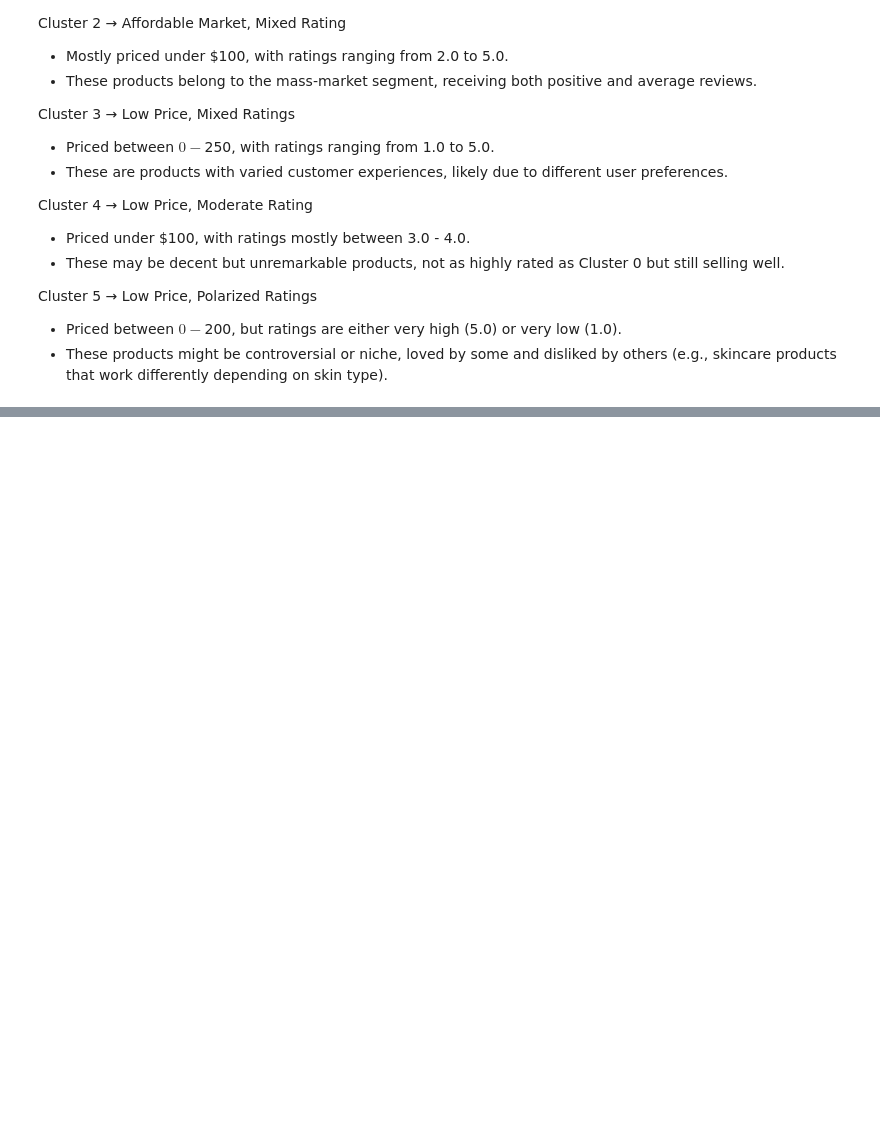
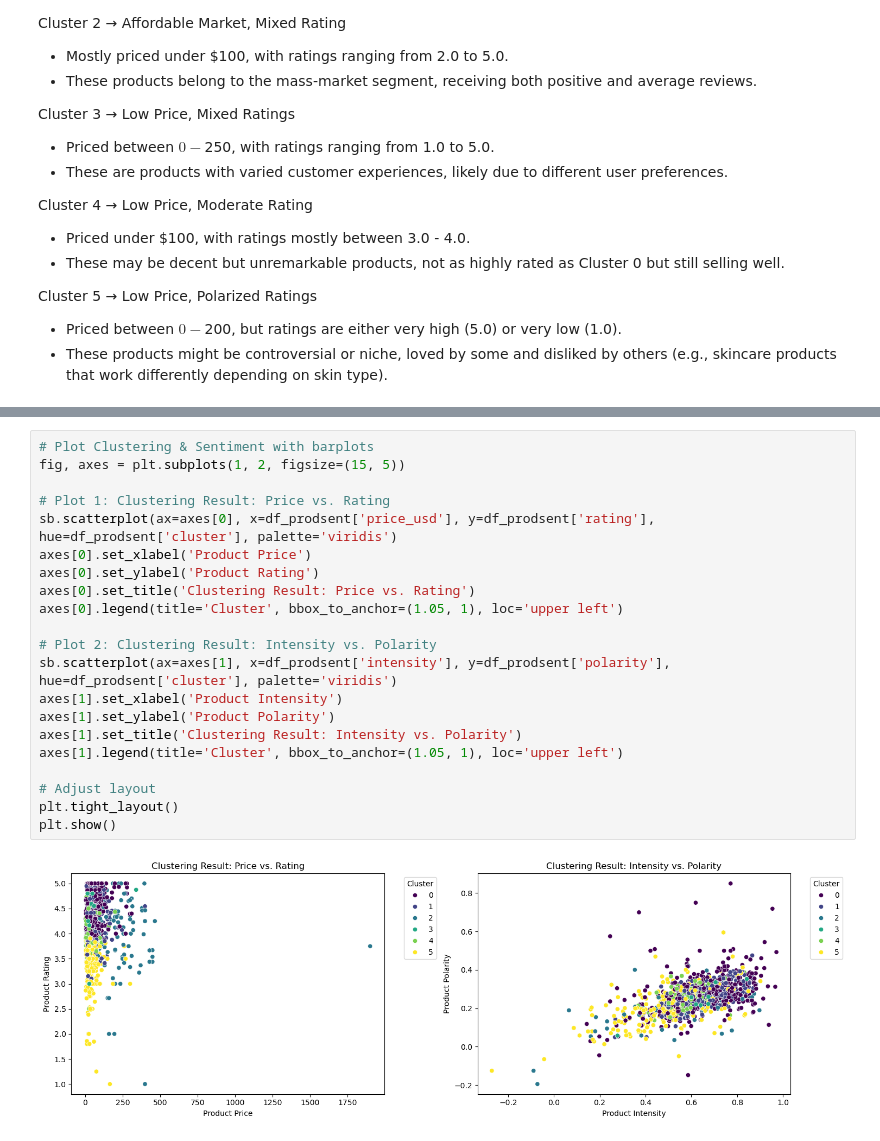
Before and after one commit to r41ss4/rennes_ds, a Jupyter notebook: notebooks_analysis/sentimental.ipynb, the cells around one changed output, grey strips where cells are left out. Drawn from its saved outputs; the diff is of its cells as text; blank space fills up the shorter version.

```diff
--- a/notebooks_analysis/sentimental.ipynb
+++ b/notebooks_analysis/sentimental.ipynb
@@ -917,0 +893,23 @@ plt.show()
+# %%
+# Plot Clustering & Sentiment with barplots
+fig, axes = plt.subplots(1, 2, figsize=(15, 5))
+
+# Plot 1: Clustering Result: Price vs. Rating
+sb.scatterplot(ax=axes[0], x=df_prodsent['price_usd'], y=df_prodsent['rating'], hue=df_prodsent['cluster'], palette='viridis')
+axes[0].set_xlabel('Product Price')
+axes[0].set_ylabel('Product Rating')
+axes[0].set_title('Clustering Result: Price vs. Rating')
+axes[0].legend(title='Cluster', bbox_to_anchor=(1.05, 1), loc='upper left')
+
+# Plot 2: Clustering Result: Intensity vs. Polarity
+sb.scatterplot(ax=axes[1], x=df_prodsent['intensity'], y=df_prodsent['polarity'], hue=df_prodsent['cluster'], palette='viridis')
+axes[1].set_xlabel('Product Intensity')
+axes[1].set_ylabel('Product Polarity')
+axes[1].set_title('Clustering Result: Intensity vs. Polarity')
+axes[1].legend(title='Cluster', bbox_to_anchor=(1.05, 1), loc='upper left')
+
+# Adjust layout
+plt.tight_layout()
+plt.show()
+# %% [output]
+[figure, added]
```
Also changed, not shown: parts of 19 cells of this notebook.
